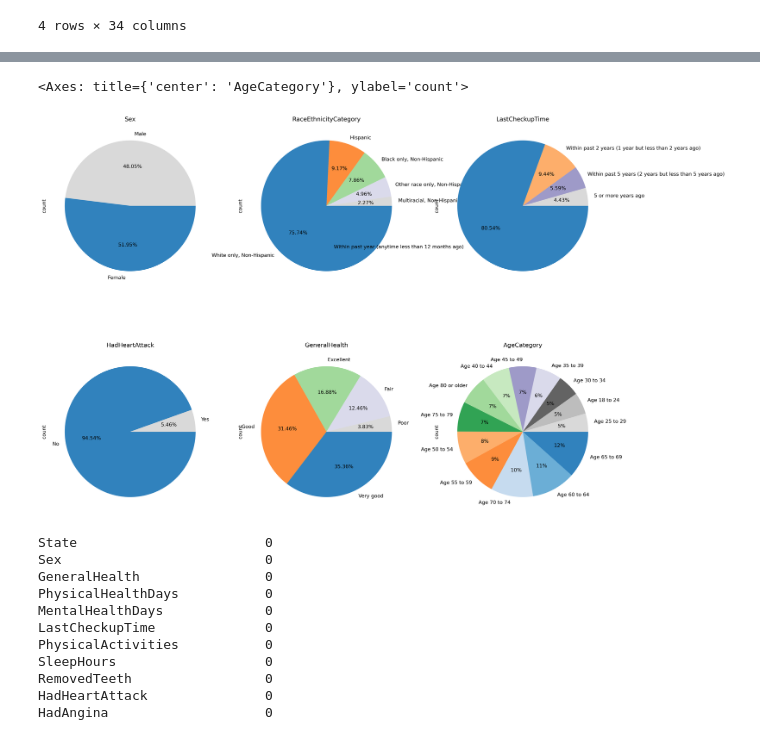
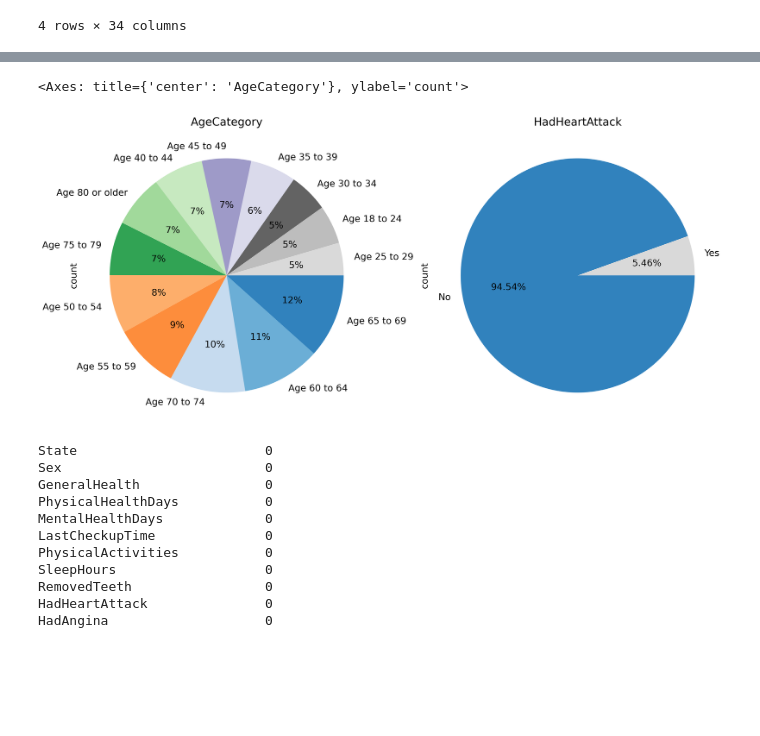
Before and after one commit to Slijeff/cs412-project, a Jupyter notebook: basic_analysis.ipynb, the cells around one changed output, grey strips where cells are left out. Cells and saved outputs as stored; diff of their text form; code cells hidden in the pictures; blank space fills up the shorter version.

Commit message:
update graphics

```diff
--- a/basic_analysis.ipynb
+++ b/basic_analysis.ipynb
@@ -62,25 +62,25 @@ df.describe()
 | max | 30.000000 | 30.000000 | 24.000000 | 2.410000 | 292.570000 | 97.650000 |
 # %%
 # Some of the ategorical feature distributions (mostly demographic and some important features)
-
+plt.rcParams.update({'font.size': 16})
 fig = plt.figure(figsize=(20,15), dpi=300)
-r, c = 2, 3
+r, c = 1, 2
 cmap = plt.cm.tab20c
+# ax = plt.subplot(r,c,1)
+# df["Sex"].value_counts().plot.pie(cmap = cmap, title = "Sex", autopct = '%.2f%%', counterclock=False, ax=ax)
+# ax = plt.subplot(r,c,2)
+# df["RaceEthnicityCategory"].value_counts().plot.pie(cmap = cmap, title = "RaceEthnicityCategory", autopct = '%.2f%%', counterclock=False, ax=ax)
+# ax = plt.subplot(r,c,1)
+# df["LastCheckupTime"].value_counts().plot.pie(cmap = cmap, title = "LastCheckupTime", autopct = '%.2f%%', counterclock=False, ax=ax)
+ax = plt.subplot(r,c,2)
+df["HadHeartAttack"].value_counts().plot.pie(cmap = cmap, title = "HadHeartAttack", autopct = '%.2f%%', counterclock=False, ax=ax)
+# ax = plt.subplot(r,c,5)
+# df["GeneralHealth"].value_counts().plot.pie(cmap = cmap, title = "GeneralHealth", autopct = '%.2f%%', counterclock=False, ax=ax)
 ax = plt.subplot(r,c,1)
-df["Sex"].value_counts().plot.pie(cmap = cmap, title = "Sex", autopct = '%.2f%%', counterclock=False, ax=ax)
-ax = plt.subplot(r,c,2)
-df["RaceEthnicityCategory"].value_counts().plot.pie(cmap = cmap, title = "RaceEthnicityCategory", autopct = '%.2f%%', counterclock=False, ax=ax)
-ax = plt.subplot(r,c,3)
-df["LastCheckupTime"].value_counts().plot.pie(cmap = cmap, title = "LastCheckupTime", autopct = '%.2f%%', counterclock=False, ax=ax)
-ax = plt.subplot(r,c,4)
-df["HadHeartAttack"].value_counts().plot.pie(cmap = cmap, title = "HadHeartAttack", autopct = '%.2f%%', counterclock=False, ax=ax)
-ax = plt.subplot(r,c,5)
-df["GeneralHealth"].value_counts().plot.pie(cmap = cmap, title = "GeneralHealth", autopct = '%.2f%%', counterclock=False, ax=ax)
-ax = plt.subplot(r,c,6)
 df["AgeCategory"].value_counts().plot.pie(cmap = cmap, title = "AgeCategory", autopct = '%.0f%%', counterclock=False, ax=ax)
 # %% [output]
 <Axes: title={'center': 'AgeCategory'}, ylabel='count'>
-[figure, old version]
+[figure, new version]
 # %%
 df.isnull().sum()
 # %% [output]
```
Also changed, not shown: parts of 4 cells of this notebook.
